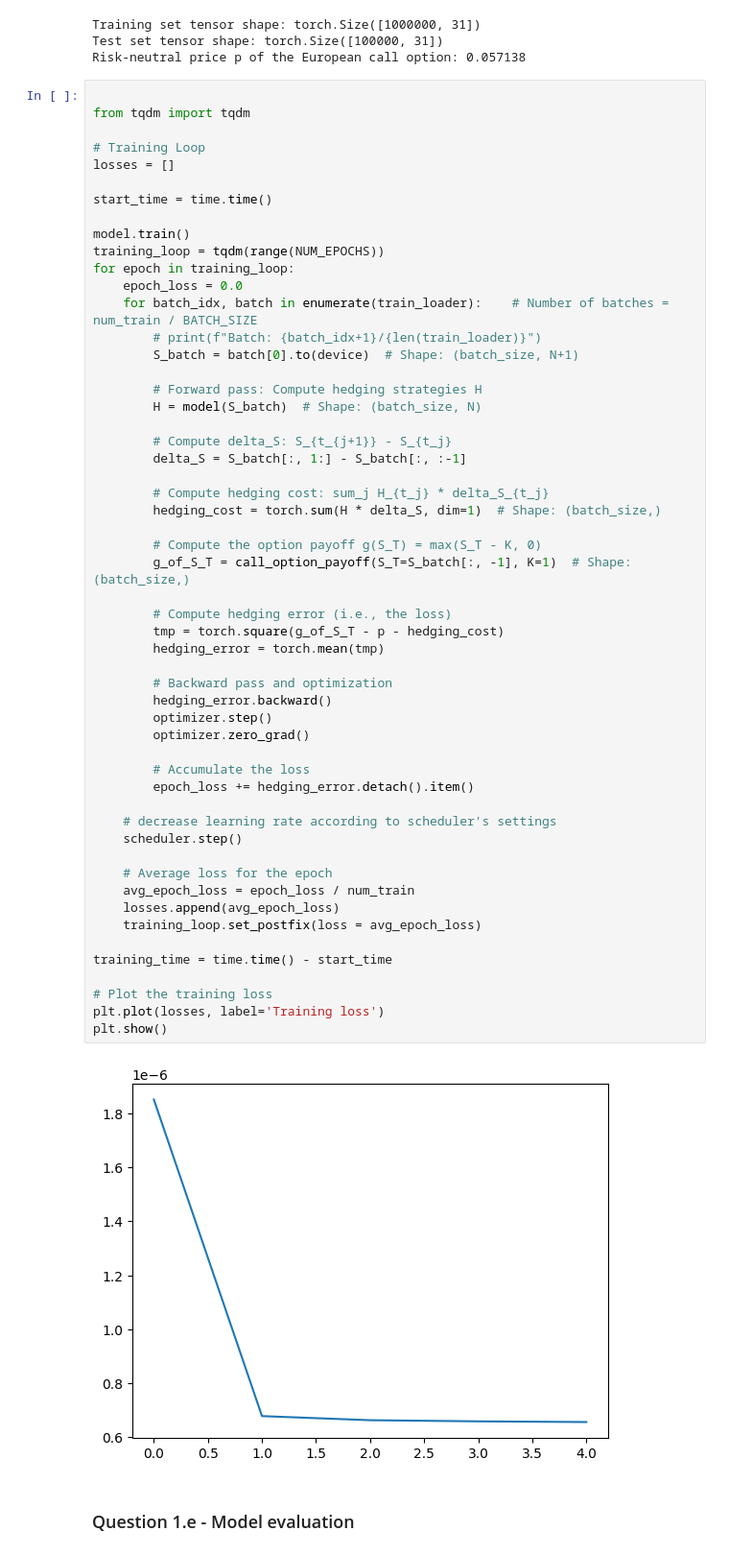
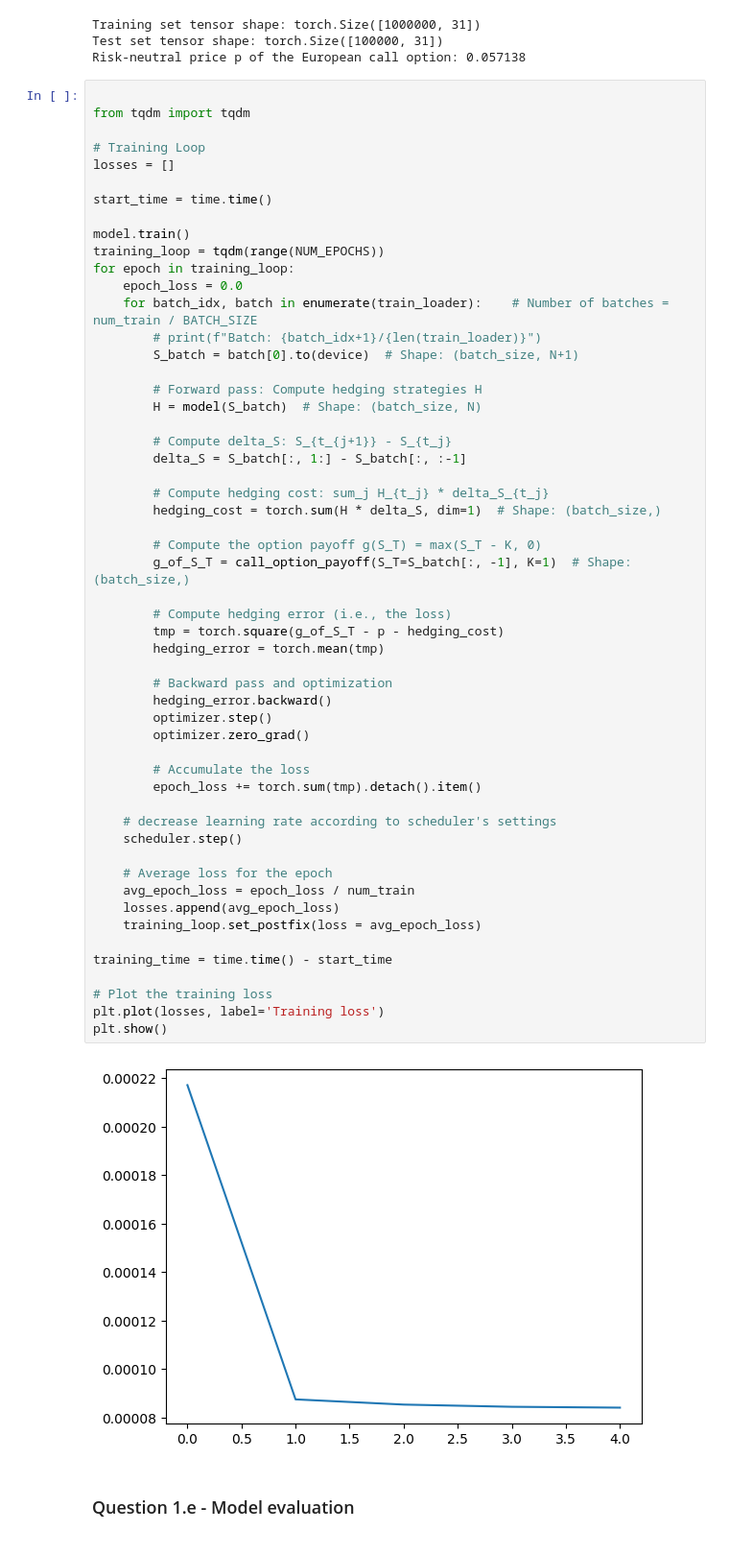
Before and after one commit to RamonKaspar/ML-in-Finance-and-Insurance, a Jupyter notebook: 03_Deep-Hedging/main.ipynb, the cells around one changed output. Shown at 96% size. Drawn from its saved outputs; the diff is of its cells as text.

```diff
--- a/03_Deep-Hedging/main.ipynb
+++ b/03_Deep-Hedging/main.ipynb
@@ -252,35 +253,35 @@ for epoch in training_loop:
         hedging_cost = torch.sum(H * delta_S, dim=1)  # Shape: (batch_size,)
 
         # Compute the option payoff g(S_T) = max(S_T - K, 0)
         g_of_S_T = call_option_payoff(S_T=S_batch[:, -1], K=1)  # Shape: (batch_size,)
 
         # Compute hedging error (i.e., the loss)
         tmp = torch.square(g_of_S_T - p - hedging_cost)
         hedging_error = torch.mean(tmp)
 
         # Backward pass and optimization
         hedging_error.backward()
         optimizer.step()
         optimizer.zero_grad()
 
         # Accumulate the loss
-        epoch_loss += hedging_error.detach().item()
+        epoch_loss += torch.sum(tmp).detach().item()
 
     # decrease learning rate according to scheduler's settings
     scheduler.step()
 
     # Average loss for the epoch
     avg_epoch_loss = epoch_loss / num_train
     losses.append(avg_epoch_loss)
     training_loop.set_postfix(loss = avg_epoch_loss)
 
 training_time = time.time() - start_time
 
 # Plot the training loss
 plt.plot(losses, label='Training loss')
 plt.show()
 # %% [output]
-[figure, old version]
+[figure, new version]
 # %% [markdown]
 ### Question 1.e - Model evaluation
 # %%
```
Also changed, not shown: parts of 11 cells of this notebook, 7 other files.
